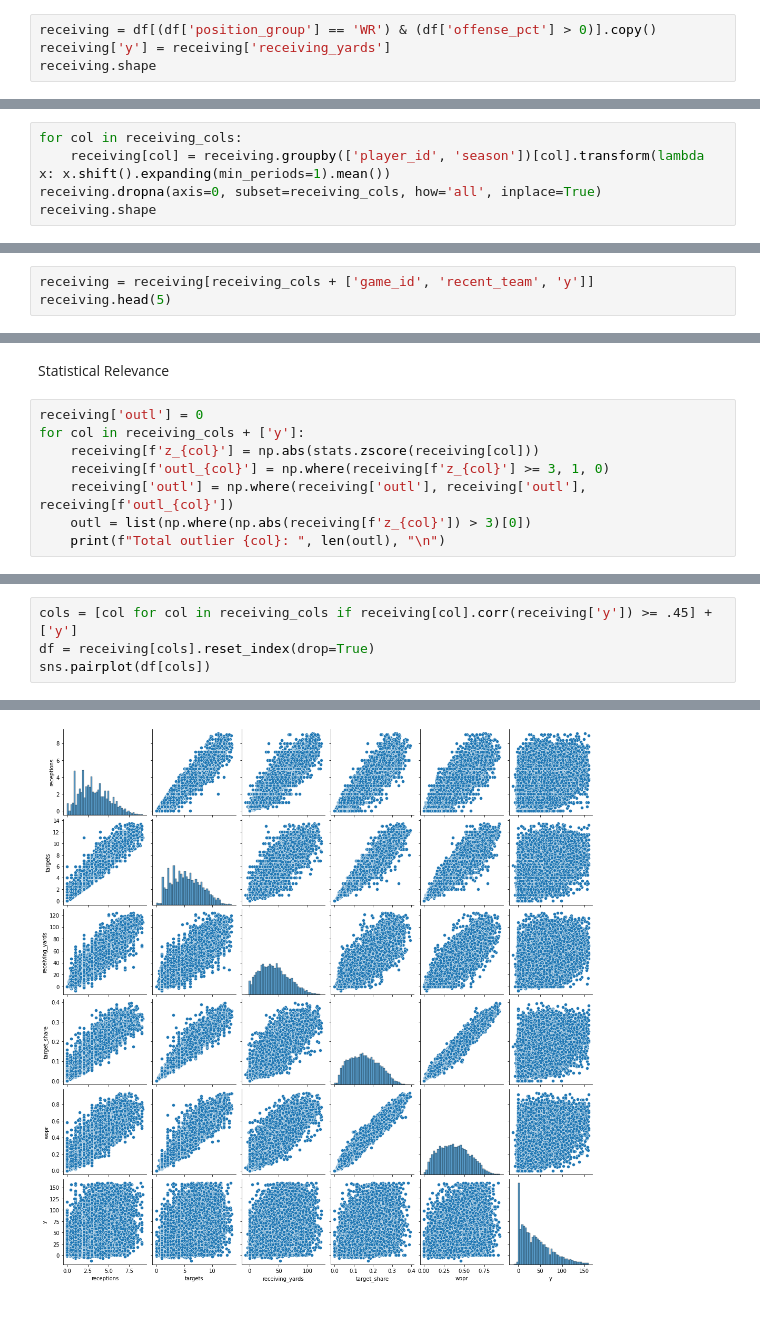
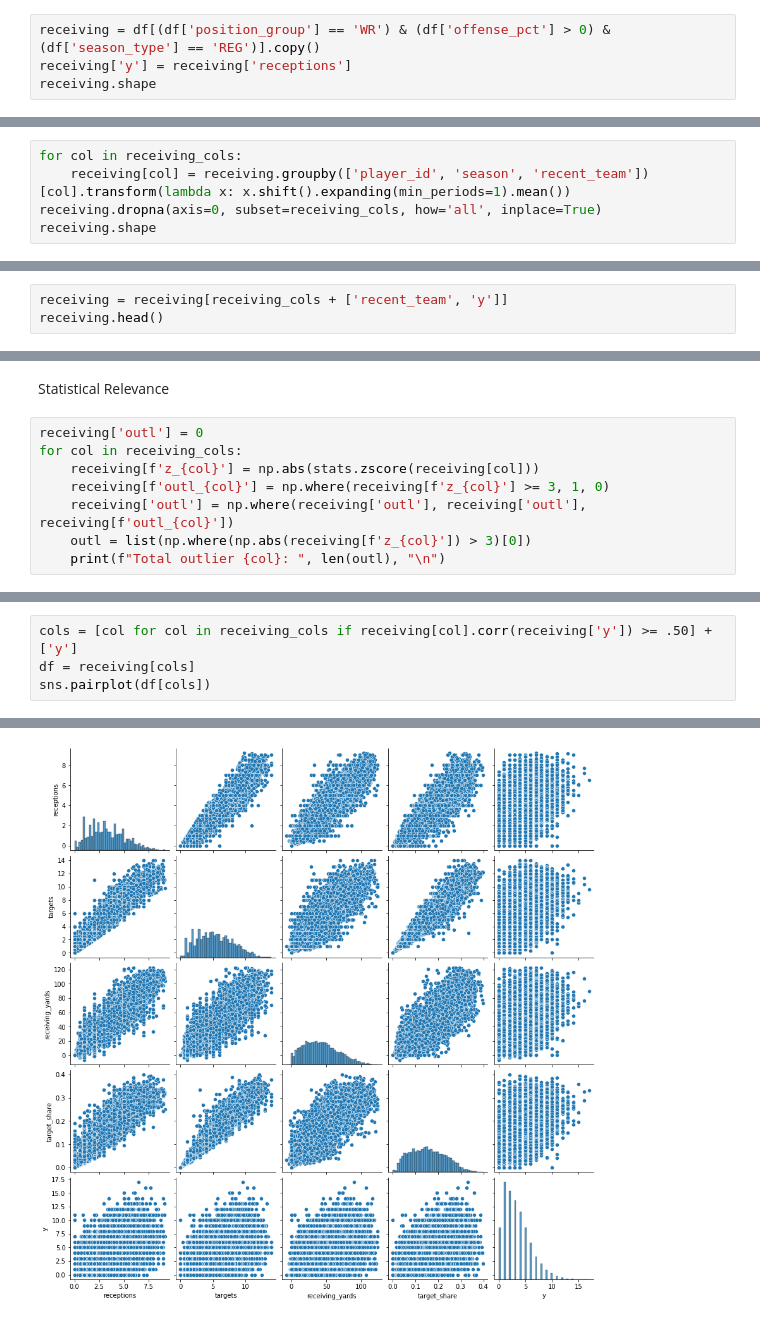
Before and after one commit to tylerengland25/NFL, a Jupyter notebook: modeling/receptions.ipynb, the cells around one changed output, grey strips where cells are left out. Drawn from its saved outputs; the diff is of its cells as text.

```diff
--- a/modeling/receptions.ipynb
+++ b/modeling/receptions.ipynb
@@ -56,7 +57,7 @@ df.head()
 # %% [markdown]
 Receiving Stats
 # %%
-receiving = df[(df['position_group'] == 'WR') & (df['offense_pct'] > 0)].copy()
-receiving['y'] = receiving['receiving_yards']
+receiving = df[(df['position_group'] == 'WR') & (df['offense_pct'] > 0) & (df['season_type'] == 'REG')].copy()
+receiving['y'] = receiving['receptions']
 receiving.shape
 # %% [output]
@@ -90,6 +91,6 @@ memory usage: 7.9+ MB
 # %%
 for col in receiving_cols:
-    receiving[col] = receiving.groupby(['player_id', 'season'])[col].transform(lambda x: x.shift().expanding(min_periods=1).mean())
+    receiving[col] = receiving.groupby(['player_id', 'season', 'recent_team'])[col].transform(lambda x: x.shift().expanding(min_periods=1).mean())
 receiving.dropna(axis=0, subset=receiving_cols, how='all', inplace=True)
 receiving.shape
 # %% [output]
@@ -97,4 +98,4 @@ receiving.shape
 # %%
-receiving = receiving[receiving_cols + ['game_id', 'recent_team', 'y']]
-receiving.head(5)
+receiving = receiving[receiving_cols + ['recent_team', 'y']]
+receiving.head()
 # %% [output]
@@ -122,7 +135,7 @@ receiving.describe()
 Statistical Relevance
 # %%
 receiving['outl'] = 0
-for col in receiving_cols + ['y']:
+for col in receiving_cols:
     receiving[f'z_{col}'] = np.abs(stats.zscore(receiving[col]))
     receiving[f'outl_{col}'] = np.where(receiving[f'z_{col}'] >= 3, 1, 0)
     receiving['outl'] = np.where(receiving['outl'], receiving['outl'], receiving[f'outl_{col}'])
@@ -164,10 +197,10 @@ Text(0.5, 1.0, 'Correlation Between Variables')
 # %%
-cols = [col for col in receiving_cols if receiving[col].corr(receiving['y']) >= .45] + ['y']
-df = receiving[cols].reset_index(drop=True)
+cols = [col for col in receiving_cols if receiving[col].corr(receiving['y']) >= .50] + ['y']
+df = receiving[cols]
 sns.pairplot(df[cols])
 # %% [output]
 <seaborn.axisgrid.PairGrid at 0x...>
-[figure, old version]
+[figure, new version]
 # %%
 corr = df.corr()
 plt.figure(figsize = (10, 10))
```
Also changed, not shown: parts of 31 cells of this notebook, 13 other files.
